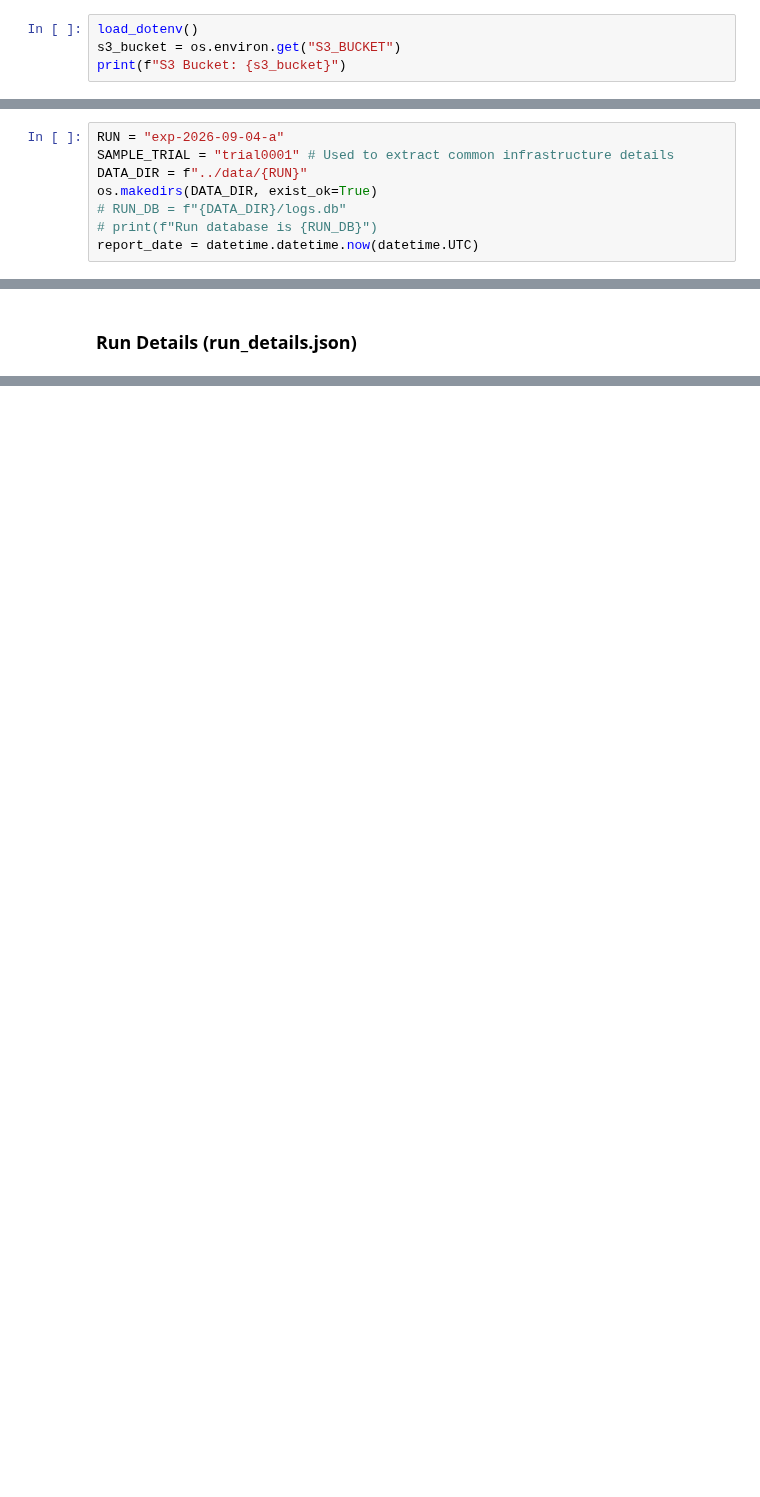
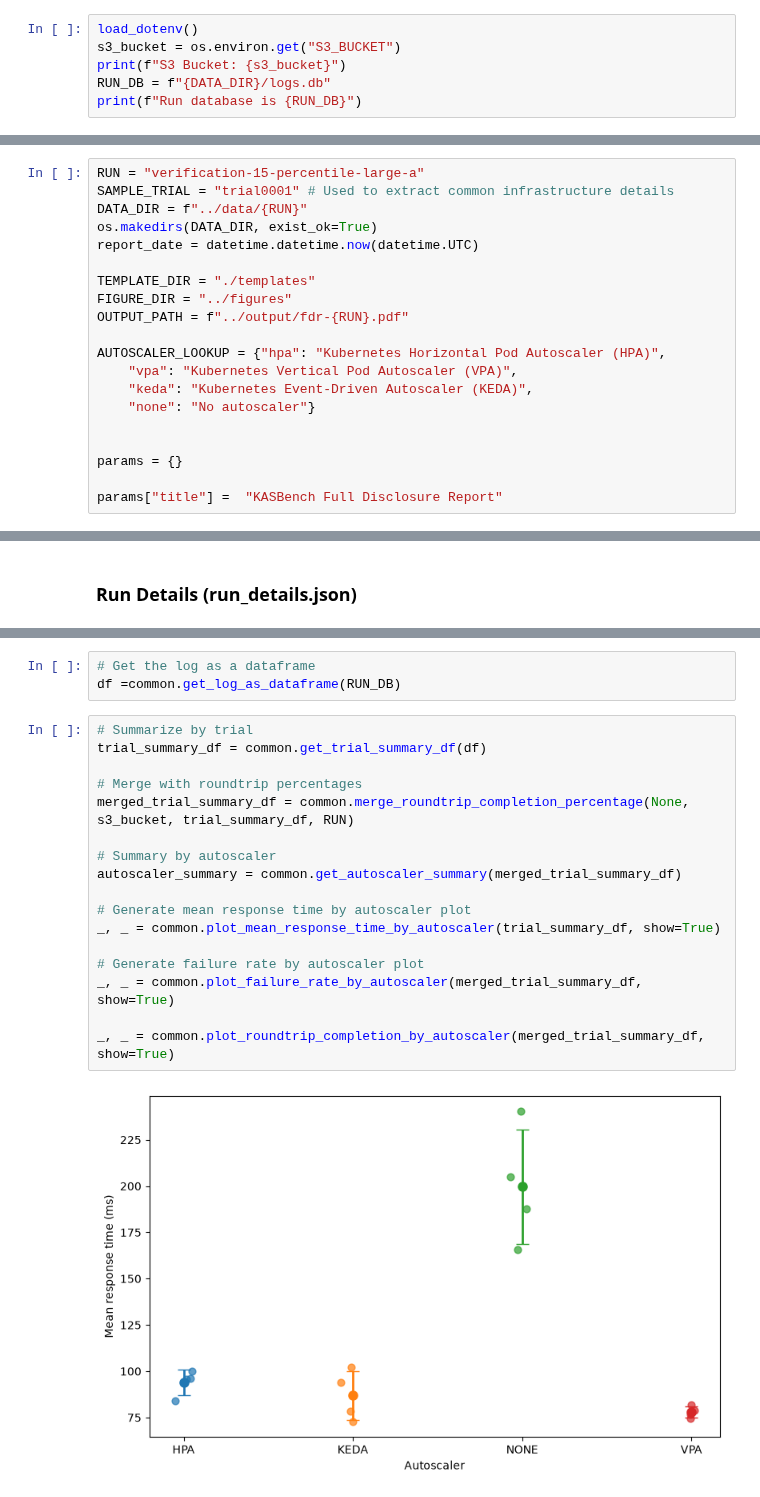
Before and after one commit to kasbench/kasbench-analysis, a Jupyter notebook: src/fdr.ipynb, the cells around one changed output, grey strips where cells are left out. Cells and saved outputs as stored; diff of their text form; blank space fills up the shorter version.

```diff
--- a/src/fdr.ipynb
+++ b/src/fdr.ipynb
@@ -18,5 +41,7 @@ import common
 load_dotenv()
 s3_bucket = os.environ.get("S3_BUCKET")
 print(f"S3 Bucket: {s3_bucket}")
+RUN_DB = f"{DATA_DIR}/logs.db"
+print(f"Run database is {RUN_DB}")
 # %% [output]
 S3 Bucket: kasbench-test-20260528-377288663341-us-east-1-an
@@ -23,13 +49,25 @@ S3 Bucket: kasbench-test-20260528-377288663341-us-east-1-an
 # %% [markdown]
 ## Constants
 # %%
-RUN = "exp-2026-09-04-a"
+RUN = "verification-15-percentile-large-a"
 SAMPLE_TRIAL = "trial0001" # Used to extract common infrastructure details
 DATA_DIR = f"../data/{RUN}"
 os.makedirs(DATA_DIR, exist_ok=True)
-# RUN_DB = f"{DATA_DIR}/logs.db"
-# print(f"Run database is {RUN_DB}")
 report_date = datetime.datetime.now(datetime.UTC)
+
+TEMPLATE_DIR = "./templates"
+FIGURE_DIR = "../figures"
+OUTPUT_PATH = f"../output/fdr-{RUN}.pdf"
+
+AUTOSCALER_LOOKUP = {"hpa": "Kubernetes Horizontal Pod Autoscaler (HPA)",
+    "vpa": "Kubernetes Vertical Pod Autoscaler (VPA)",
+    "keda": "Kubernetes Event-Driven Autoscaler (KEDA)",
+    "none": "No autoscaler"}
+
+
+params = {}
+
+params["title"] =  "KASBench Full Disclosure Report"
 # %% [markdown]
 ## Benchmark Metadata Section
 # %% [markdown]
@@ -182,0 +417,22 @@ metadata
+# %%
+# Get the log as a dataframe
+df =common.get_log_as_dataframe(RUN_DB)
+# %%
+# Summarize by trial
+trial_summary_df = common.get_trial_summary_df(df)
+
+# Merge with roundtrip percentages
+merged_trial_summary_df = common.merge_roundtrip_completion_percentage(None, s3_bucket, trial_summary_df, RUN)
+
+# Summary by autoscaler
+autoscaler_summary = common.get_autoscaler_summary(merged_trial_summary_df)
+
+# Generate mean response time by autoscaler plot
+_, _ = common.plot_mean_response_time_by_autoscaler(trial_summary_df, show=True)
+
+# Generate failure rate by autoscaler plot
+_, _ = common.plot_failure_rate_by_autoscaler(merged_trial_summary_df, show=True)
+
+_, _ = common.plot_roundtrip_completion_by_autoscaler(merged_trial_summary_df, show=True)
+# %% [output]
+[figure, added]
```
Also changed, not shown: parts of 27 cells of this notebook, 9 other files.
